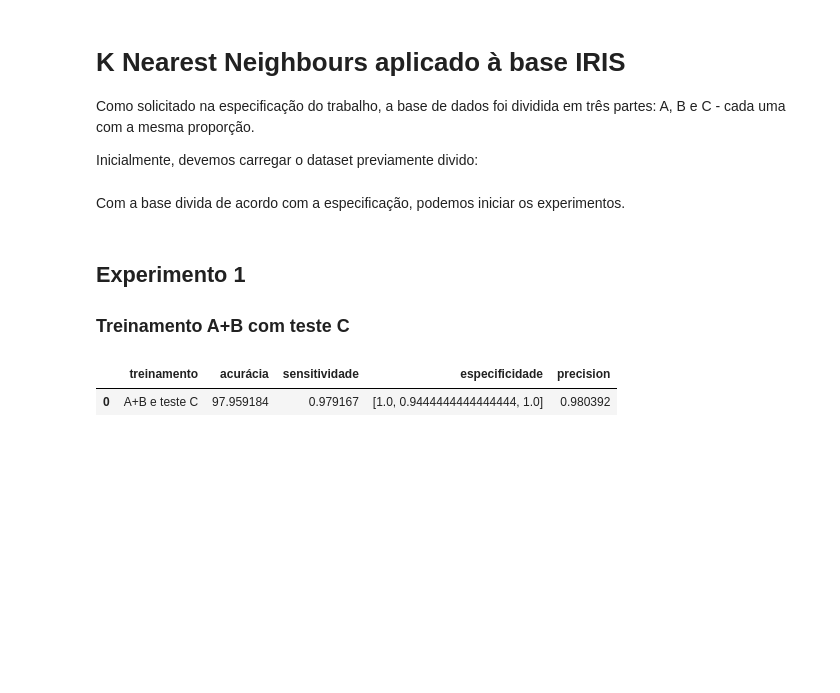
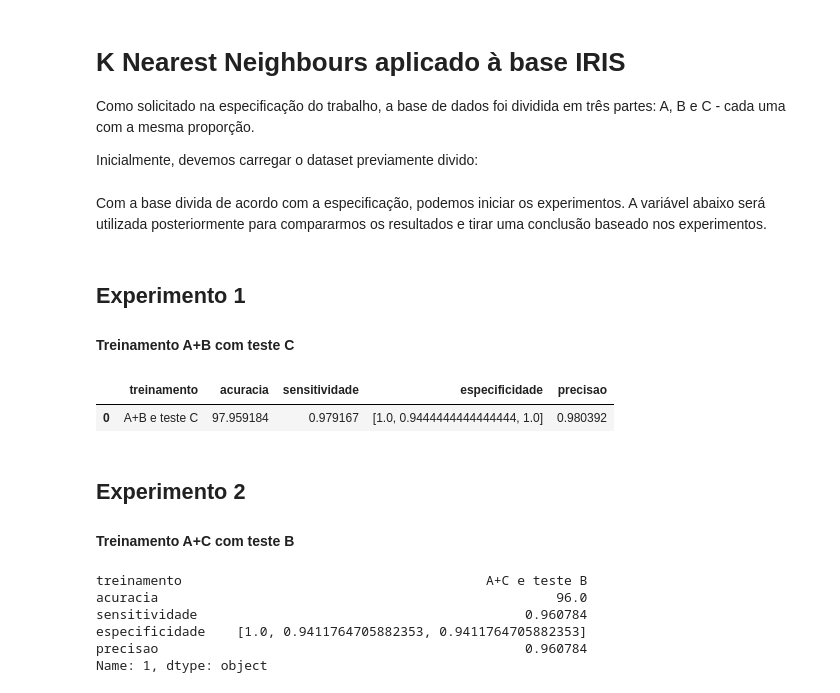
Before and after one commit to pedrohba1/IA-trabalho-2, a Jupyter notebook: knn/index.ipynb, the cells around one changed output. Saved outputs shown, nothing was run; the diff lists cells and outputs as text; code cells hidden in the pictures; blank space fills up the shorter version.

```diff
--- a/knn/index.ipynb
+++ b/knn/index.ipynb
@@ -27,13 +27,14 @@ B.reset_index(drop=True, inplace=True)
 C.reset_index(drop=True, inplace=True)
 # %% [markdown]
 Com a base divida de acordo com a especificação, podemos iniciar os experimentos.
+A variável abaixo será utilizada posteriormente para compararmos os resultados e tirar uma conclusão baseado nos experimentos.
 # %%
 import pandas as pd
 
-metrics_df = pd.DataFrame(columns=["treinamento", "acurácia", "sensitividade", "especificidade", "precision"])
+metrics_df = pd.DataFrame(columns=["treinamento", "acuracia", "sensitividade", "especificidade", "precisao"])
 # %% [markdown]
 ## Experimento 1
-### Treinamento A+B com teste C
+#### Treinamento A+B com teste C
 # %%
 import pandas as pd
 from sklearn.neighbors import KNeighborsClassifier
@@ -48,36 +49,90 @@ feature_columns = ['sepal_length', 'sepal_width', 'petal_length','petal_width']
 x_train = train[feature_columns].values
 y_train = train['species'].values
 
 x_test = test[feature_columns].values
 y_test = test['species'].values
 
 # Será que é necessário normalizar?
 classifier = KNeighborsClassifier(n_neighbors=3)
 classifier.fit(x_train, y_train)
 
 y_pred = classifier.predict(x_test)
 
 cm = confusion_matrix(y_test, y_pred)
 specificity_per_class = []
 for j in range(len(cm)):
     tn = cm[0, 0] + cm[1, 1] - cm[j, j]
     fp = cm[j, :].sum() - cm[j, j]
     specificity_j = (tn / (tn + fp))
     specificity_per_class.append(specificity_j)
 
 accuracy = accuracy_score(y_test, y_pred)*100
 sensitivity = recall_score(y_test, y_pred, average='macro')
 precision = precision_score(y_test, y_pred, average='macro')
 
-metrics_df.loc[len(metrics_df)] = {
+metrics_df.loc[0] = {
     "treinamento": "A+B e teste C",
-    "acurácia": accuracy,
+    "acuracia": accuracy,
     "sensitividade": sensitivity,
     "especificidade": specificity_per_class,
-    "precision": precision
+    "precisao": precision
 }
 
-metrics_df
+metrics_df.loc[[0]]
 # %% [output]
-|  | treinamento | acurácia | sensitividade | especificidade | precision |
+|  | treinamento | acuracia | sensitividade | especificidade | precisao |
 | 0 | A+B e teste C | 97.959184 | 0.979167 | [1.0, 0.9444444444444444, 1.0] | 0.980392 |
+# %% [markdown]
+## Experimento 2
+#### Treinamento A+C com teste B
+# %%
+import pandas as pd
+from sklearn.neighbors import KNeighborsClassifier
+from sklearn.metrics import precision_score, accuracy_score, confusion_matrix, recall_score
+
+train = pd.concat([A, C])
+test = pd.concat([B])
+
+feature_columns = ['sepal_length', 'sepal_width', 'petal_length','petal_width']
+
+
+x_train = train[feature_columns].values
+y_train = train['species'].values
+
+x_test = test[feature_columns].values
+y_test = test['species'].values
+
+# Será que é necessário normalizar?
+classifier = KNeighborsClassifier(n_neighbors=3)
+classifier.fit(x_train, y_train)
+
+y_pred = classifier.predict(x_test)
+
+cm = confusion_matrix(y_test, y_pred)
+specificity_per_class = []
+for j in range(len(cm)):
+    tn = cm[0, 0] + cm[1, 1] - cm[j, j]
+    fp = cm[j, :].sum() - cm[j, j]
+    specificity_j = (tn / (tn + fp))
+    specificity_per_class.append(specificity_j)
+
+accuracy = accuracy_score(y_test, y_pred)*100
+sensitivity = recall_score(y_test, y_pred, average='macro')
+precision = precision_score(y_test, y_pred, average='macro')
+
+metrics_df.loc[1] = {
+    "treinamento": "A+C e teste B",
+    "acuracia": accuracy,
+    "sensitividade": sensitivity,
+    "especificidade": specificity_per_class,
+    "precisao": precision
+}
+
+metrics_df.loc[[1]]
+# %% [output]
+treinamento                                       A+C e teste B
+acuracia                                                   96.0
+sensitividade                                          0.960784
+especificidade    [1.0, 0.9411764705882353, 0.9411764705882353]
+precisao                                               0.960784
+Name: 1, dtype: object
```
Also changed, not shown: parts of 6 cells of this notebook.
